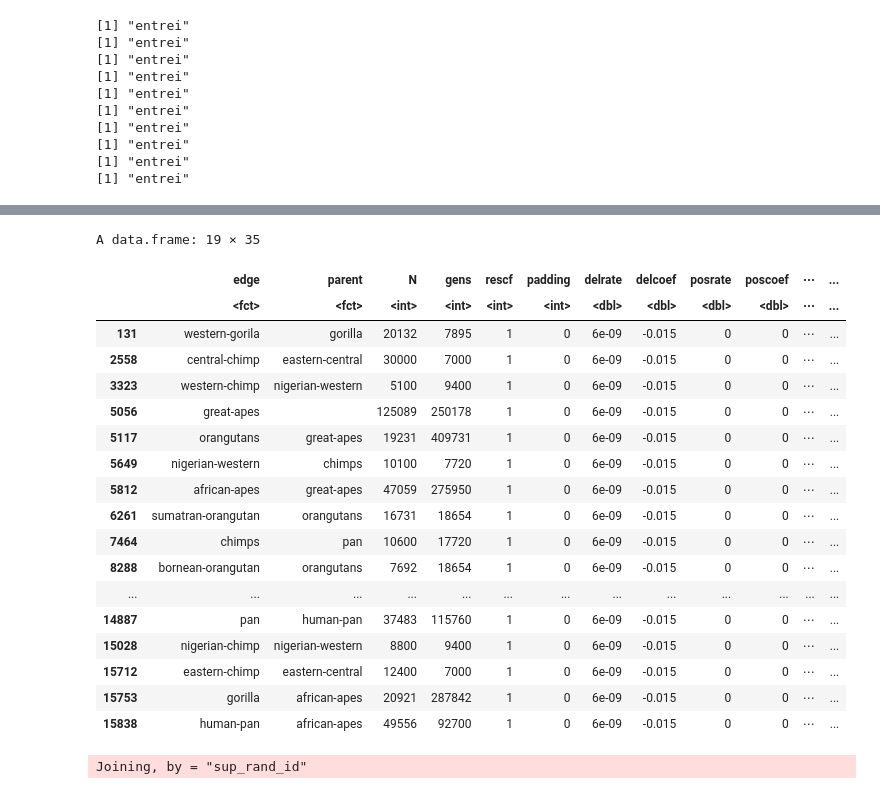
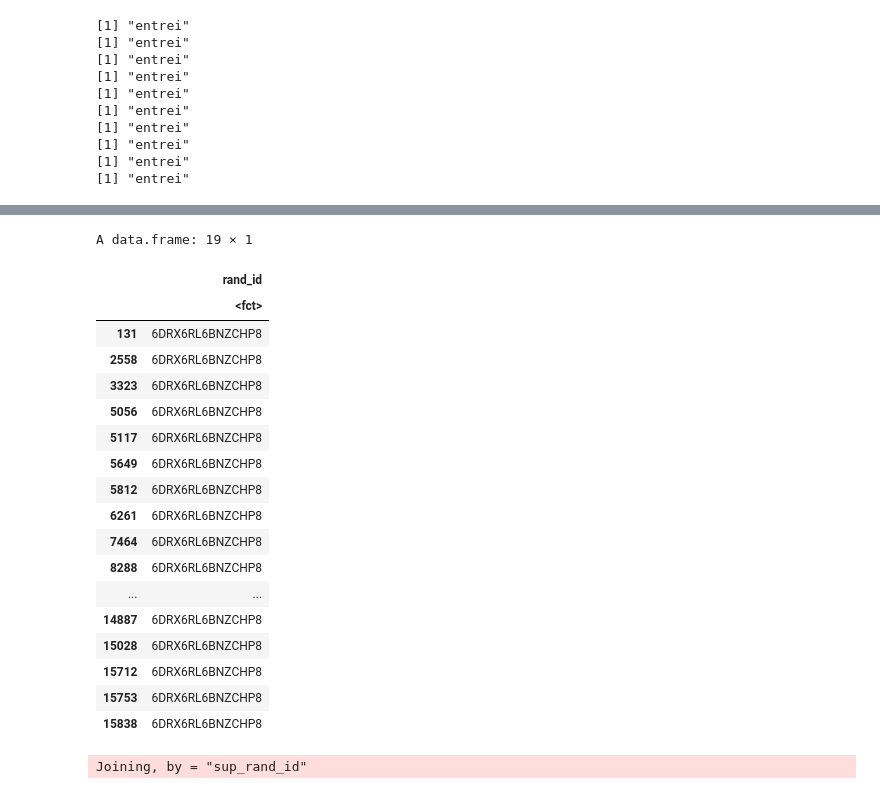
Before and after one commit to kr-colab/greatapes_sims, a Jupyter notebook: scripts/R/data-and-sims_panels.ipynb, the cells around one changed output, grey strips where cells are left out. Cells and saved outputs as stored; diff of their text form; code cells hidden in the pictures.

```diff
--- a/scripts/R/data-and-sims_panels.ipynb
+++ b/scripts/R/data-and-sims_panels.ipynb
@@ -76,27 +69,27 @@ simresults$folderpath = sims_folders
 # %%
 tmp = unique(sinfo[sinfo$sup_rand_id %in% simresults$sup_rand_id,c(diff_cols,"sup_rand_id")])
 # %%
-sinfo[sinfo$sup_rand_id=="O814WK8MN3UOF27JIR",]
+sinfo[sinfo$sup_rand_id=="O814WK8MN3UOF27JIR",]["rand_id"]
 # %% [output]
-A data.frame: 19 × 35
+A data.frame: 19 × 1
-|  | edge | parent | N | gens | rescf | padding | delrate | delcoef | posrate | poscoef | ⋯ | ... |
-|  | <fct> | <fct> | <int> | <int> | <int> | <int> | <dbl> | <dbl> | <dbl> | <dbl> | ⋯ | ... |
-| 131 | western-gorila | gorilla | 20132 | 7895 | 1 | 0 | 6e-09 | -0.015 | 0 | 0 | ⋯ | ... |
-| 2558 | central-chimp | eastern-central | 30000 | 7000 | 1 | 0 | 6e-09 | -0.015 | 0 | 0 | ⋯ | ... |
-| 3323 | western-chimp | nigerian-western | 5100 | 9400 | 1 | 0 | 6e-09 | -0.015 | 0 | 0 | ⋯ | ... |
-| 5056 | great-apes |  | 125089 | 250178 | 1 | 0 | 6e-09 | -0.015 | 0 | 0 | ⋯ | ... |
-| 5117 | orangutans | great-apes | 19231 | 409731 | 1 | 0 | 6e-09 | -0.015 | 0 | 0 | ⋯ | ... |
-| 5649 | nigerian-western | chimps | 10100 | 7720 | 1 | 0 | 6e-09 | -0.015 | 0 | 0 | ⋯ | ... |
-| 5812 | african-apes | great-apes | 47059 | 275950 | 1 | 0 | 6e-09 | -0.015 | 0 | 0 | ⋯ | ... |
-| 6261 | sumatran-orangutan | orangutans | 16731 | 18654 | 1 | 0 | 6e-09 | -0.015 | 0 | 0 | ⋯ | ... |
-| 7464 | chimps | pan | 10600 | 17720 | 1 | 0 | 6e-09 | -0.015 | 0 | 0 | ⋯ | ... |
-| 8288 | bornean-orangutan | orangutans | 7692 | 18654 | 1 | 0 | 6e-09 | -0.015 | 0 | 0 | ⋯ | ... |
-| ... | ... | ... | ... | ... | ... | ... | ... | ... | ... | ... | ... | ... |
-| 14887 | pan | human-pan | 37483 | 115760 | 1 | 0 | 6e-09 | -0.015 | 0 | 0 | ⋯ | ... |
-| 15028 | nigerian-chimp | nigerian-western | 8800 | 9400 | 1 | 0 | 6e-09 | -0.015 | 0 | 0 | ⋯ | ... |
-| 15712 | eastern-chimp | eastern-central | 12400 | 7000 | 1 | 0 | 6e-09 | -0.015 | 0 | 0 | ⋯ | ... |
-| 15753 | gorilla | african-apes | 20921 | 287842 | 1 | 0 | 6e-09 | -0.015 | 0 | 0 | ⋯ | ... |
-| 15838 | human-pan | african-apes | 49556 | 92700 | 1 | 0 | 6e-09 | -0.015 | 0 | 0 | ⋯ | ... |
+|  | rand_id |
+|  | <fct> |
+| 131 | 6DRX6RL6BNZCHP8 |
+| 2558 | 6DRX6RL6BNZCHP8 |
+| 3323 | 6DRX6RL6BNZCHP8 |
+| 5056 | 6DRX6RL6BNZCHP8 |
+| 5117 | 6DRX6RL6BNZCHP8 |
+| 5649 | 6DRX6RL6BNZCHP8 |
+| 5812 | 6DRX6RL6BNZCHP8 |
+| 6261 | 6DRX6RL6BNZCHP8 |
+| 7464 | 6DRX6RL6BNZCHP8 |
+| 8288 | 6DRX6RL6BNZCHP8 |
+| ... | ... |
+| 14887 | 6DRX6RL6BNZCHP8 |
+| 15028 | 6DRX6RL6BNZCHP8 |
+| 15712 | 6DRX6RL6BNZCHP8 |
+| 15753 | 6DRX6RL6BNZCHP8 |
+| 15838 | 6DRX6RL6BNZCHP8 |
 # %%
 simresults = left_join(simresults, tmp)
 # %% [output]
```
Also changed, not shown: parts of 28 cells of this notebook.
